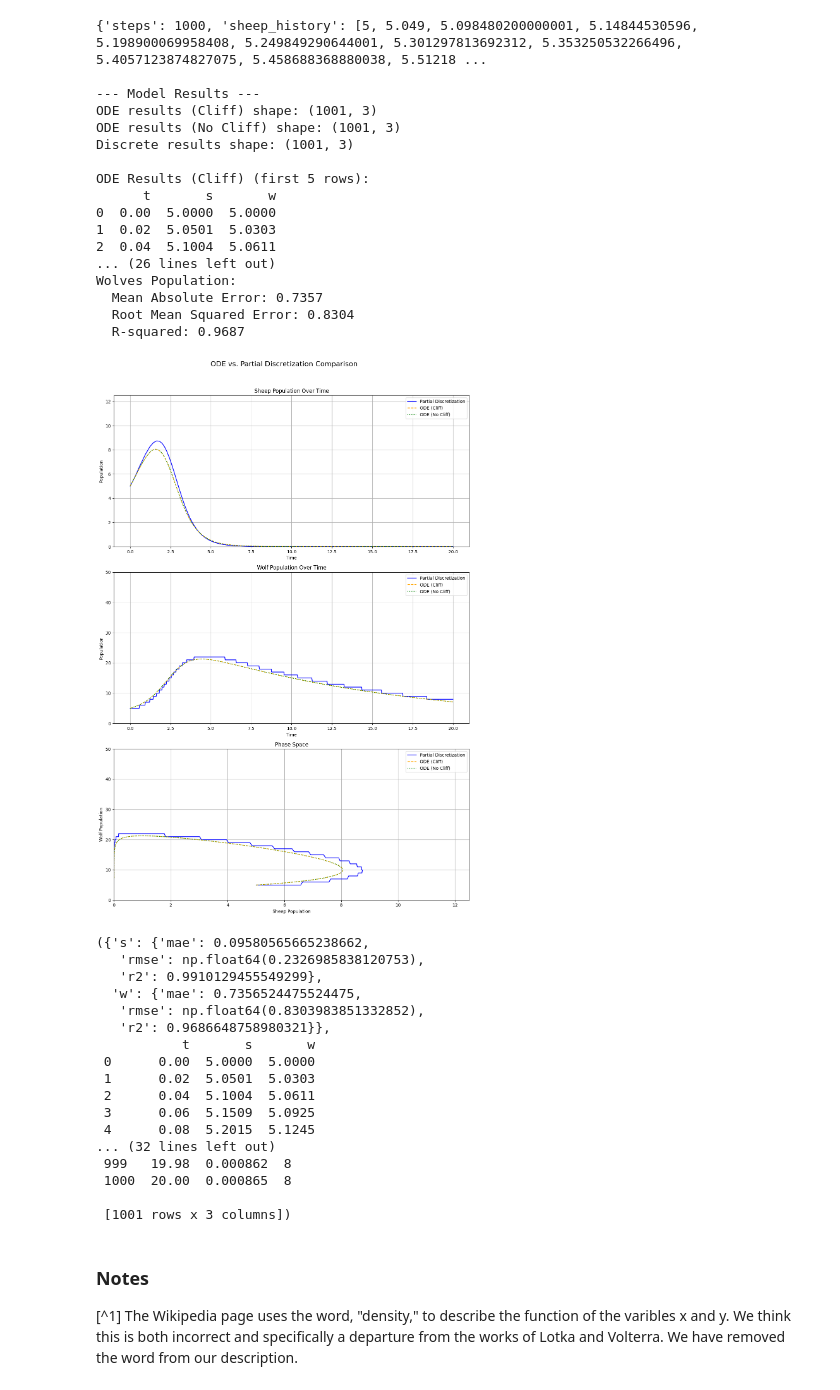
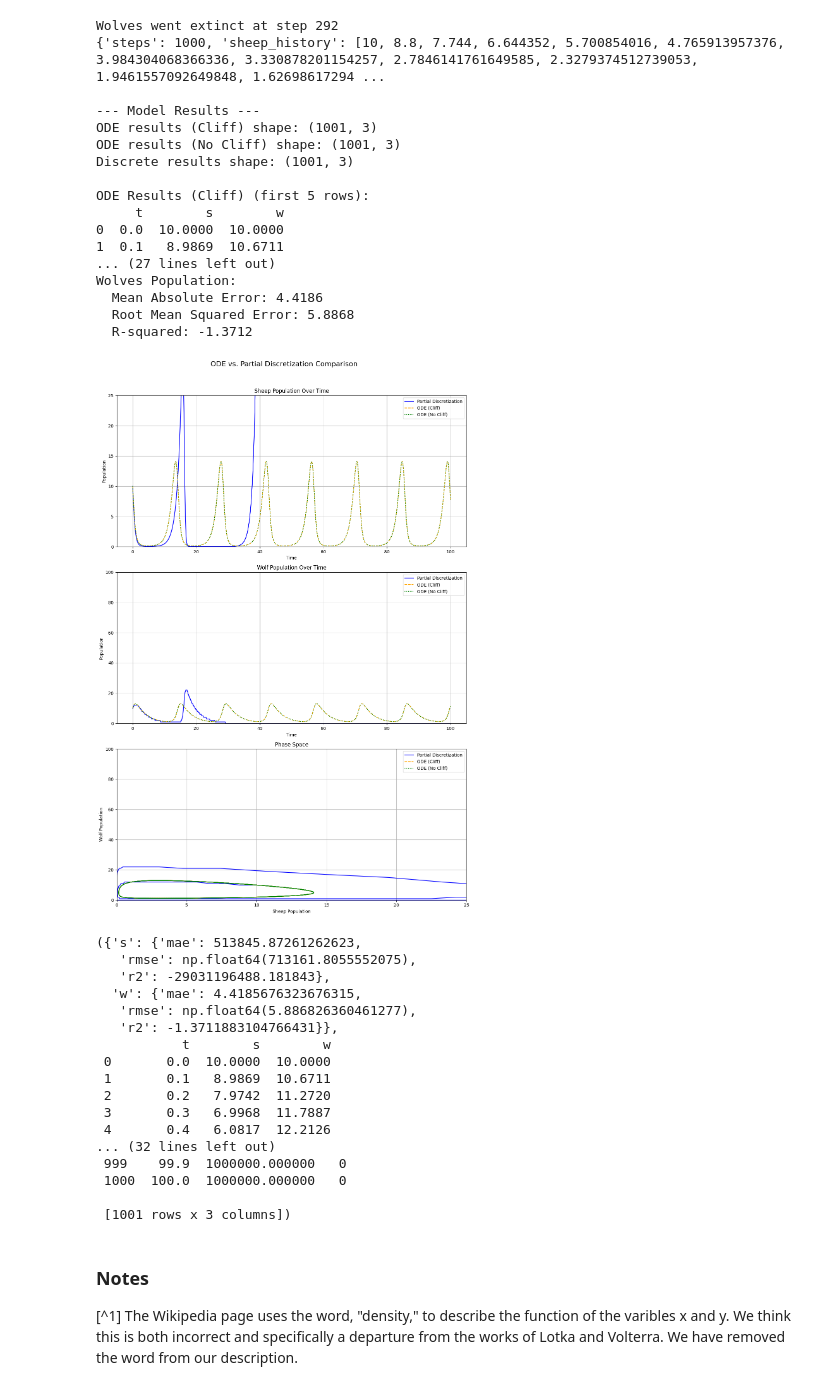
Before and after one commit to peterdresslar/do-android-wolves-dream-of-electric-sheep, a Jupyter notebook: notebooks/validation.ipynb, the cells around one changed output. Cells and saved outputs as stored; diff of their text form; code cells hidden in the pictures.

```diff
--- a/notebooks/validation.ipynb
+++ b/notebooks/validation.ipynb
@@ -87,9 +87,9 @@ model_params = {
         "beta": 0.1,
         "gamma": 1.5,
         "delta": 0.75,
-        "s_start": 100,
+        "s_start": 10,
         "w_start": 10,
-        "dt": 0.02,
+        "dt": 0.1,
         "steps": 1000,
         "sheep_max": 1000000,
         "eps": 0.0
@@ -138,7 +138,5 @@ model_params["beta"] = 1.0
 model_params["gamma"] = 1.0
 model_params["delta"] = 1.0
 
-model_params["dt"] = .02
-
 test_prop_partial_discretization_matches_ode(model_params)
 # %% [output]
@@ -179,0 +187,7 @@ Wolves Population:
+# %%
+model_params["alpha"] = 1.1
+model_params["beta"] = 0.4
+model_params["gamma"] = 0.4
+model_params["delta"] = 0.1
+
+test_prop_partial_discretization_matches_ode(model_params)
@@ -180,48 +230,44 @@ Wolves Population:
 # %%
 model_params["alpha"] = 1.0
-model_params["beta"] = 0.1
-model_params["gamma"] = 0.075
-model_params["delta"] = 0.75
-model_params["s_start"] = 5
-model_params["w_start"] = 5
-
-model_params["dt"] = .02
+model_params["beta"] = 0.2
+model_params["gamma"] = 0.3
+model_params["delta"] = 0.1
 
 test_prop_partial_discretization_matches_ode(model_params)
 # %% [output]
-{'steps': 1000, 'sheep_history': [5, 5.049, 5.098480200000001, 5.14844530596, 5.198900069958408, 5.249849290644001, 5.301297813692312, 5.353250532266496, 5.4057123874827075, 5.458688368880038, 5.51218 ...
+Wolves went extinct at step 292
+{'steps': 1000, 'sheep_history': [10, 8.8, 7.744, 6.644352, 5.700854016, 4.765913957376, 3.984304068366336, 3.330878201154257, 2.7846141761649585, 2.3279374512739053, 1.9461557092649848, 1.62698617294 ...
 
 --- Model Results ---
 ODE results (Cliff) shape: (1001, 3)
 ODE results (No Cliff) shape: (1001, 3)
 Discrete results shape: (1001, 3)
 
 ODE Results (Cliff) (first 5 rows):
-      t       s       w
-0  0.00  5.0000  5.0000
-1  0.02  5.0501  5.0303
-2  0.04  5.1004  5.0611
-... (26 lines left out)
+     t        s        w
+0  0.0  10.0000  10.0000
+1  0.1   8.9869  10.6711
+... (27 lines left out)
 Wolves Population:
-  Mean Absolute Error: 0.7357
-  Root Mean Squared Error: 0.8304
-  R-squared: 0.9687
+  Mean Absolute Error: 4.4186
+  Root Mean Squared Error: 5.8868
+  R-squared: -1.3712
-[figure, old version]
+[figure, new version]
-({'s': {'mae': 0.09580565665238662,
-   'rmse': np.float64(0.2326985838120753),
-   'r2': 0.9910129455549299},
-  'w': {'mae': 0.7356524475524475,
-   'rmse': np.float64(0.8303983851332852),
-   'r2': 0.9686648758980321}},
-           t       s       w
- 0      0.00  5.0000  5.0000
- 1      0.02  5.0501  5.0303
- 2      0.04  5.1004  5.0611
- 3      0.06  5.1509  5.0925
- 4      0.08  5.2015  5.1245
+({'s': {'mae': 513845.87261262623,
+   'rmse': np.float64(713161.8055552075),
+   'r2': -29031196488.181843},
+  'w': {'mae': 4.4185676323676315,
+   'rmse': np.float64(5.886826360461277),
+   'r2': -1.3711883104766431}},
+           t        s        w
+ 0       0.0  10.0000  10.0000
+ 1       0.1   8.9869  10.6711
+ 2       0.2   7.9742  11.2720
+ 3       0.3   6.9968  11.7887
+ 4       0.4   6.0817  12.2126
 ... (32 lines left out)
- 999   19.98  0.000862  8
- 1000  20.00  0.000865  8
+ 999    99.9  1000000.000000   0
+ 1000  100.0  1000000.000000   0
 
  [1001 rows x 3 columns])
 # %% [markdown]
```
Also changed, not shown: parts of 6 cells of this notebook, 2 other files.
